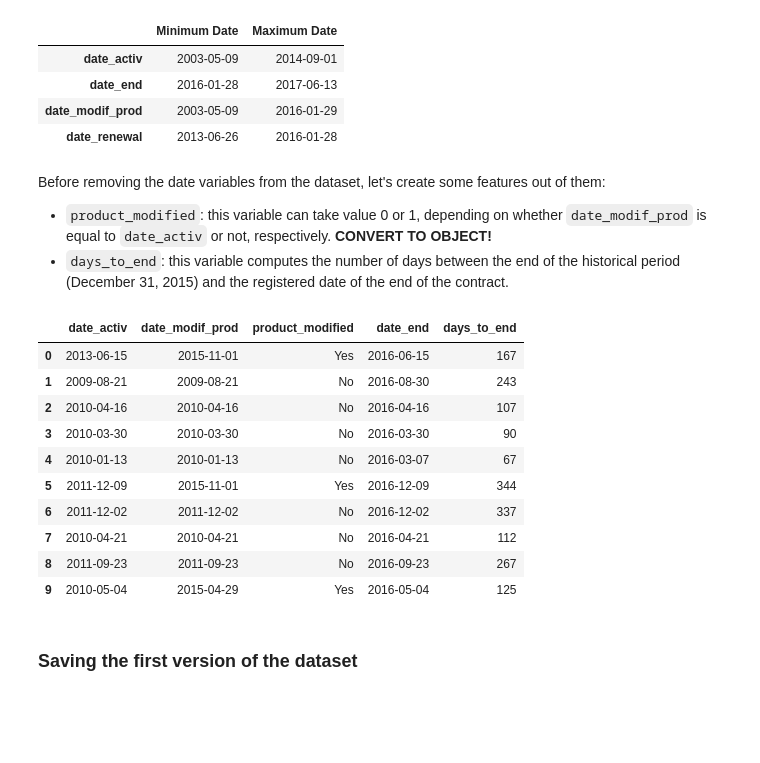
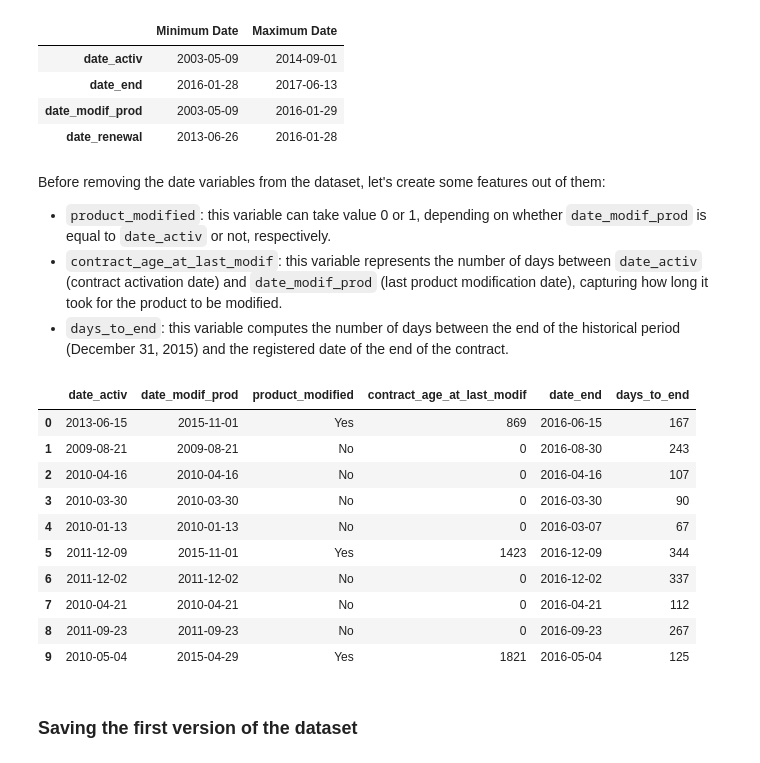
Before and after one commit to Mat-Gug/energy-churn-prediction, a Jupyter notebook: Churn Prediction - Part 2.ipynb, the cells around one changed output. Drawn from its saved outputs; the diff is of its cells as text; code cells hidden in the pictures; blank space fills up the shorter version.

```diff
--- a/Churn Prediction - Part 2.ipynb
+++ b/Churn Prediction - Part 2.ipynb
@@ -68,23 +123,24 @@ Furthermore, when creating price features from these variables, we will also inc
 # %%
-price_cols = [col for col in price_numeric_cols if col in price_df.columns]
 price_df = price_df.sort_values(by=['id', price_date_col])
 
 # Group by 'id'
-grouped_df = price_df[['id']+price_cols].groupby('id')
+grouped_df = price_df[['id']+price_numeric_cols.tolist()].groupby('id')
 
 # Compute statistics
 mean_df = grouped_df.mean()
+median_df = grouped_df.median()
 min_df = grouped_df.min()
 max_df = grouped_df.max()
 std_df = grouped_df.std()
 max_diff_df = grouped_df.agg(lambda x: max(x.iloc[i+1] - x.iloc[i] for i in range(len(x)-1)))
 
 # Rename columns for clarity
-mean_df.columns = [f"{col}_mean" for col in price_cols]
-min_df.columns = [f"{col}_min" for col in price_cols]
-max_df.columns = [f"{col}_max" for col in price_cols]
-std_df.columns = [f"{col}_std" for col in price_cols]
-max_diff_df.columns = [f"{col}_max_diff" for col in price_cols]
+mean_df.columns = [f"{col}_mean" for col in price_numeric_cols]
+median_df.columns = [f"{col}_median" for col in price_numeric_cols]
+min_df.columns = [f"{col}_min" for col in price_numeric_cols]
+max_df.columns = [f"{col}_max" for col in price_numeric_cols]
+std_df.columns = [f"{col}_std" for col in price_numeric_cols]
+max_diff_df.columns = [f"{col}_max_diff" for col in price_numeric_cols]
 
 # Join all DataFrames on 'id'
 price_summary_df = pd.concat([mean_df, min_df, max_df, std_df, max_diff_df], axis=1)
@@ -148,30 +206,34 @@ Date Summary Table:
 | date_renewal | 2013-06-26 | 2016-01-28 |
 # %% [markdown]
 Before removing the date variables from the dataset, let's create some features out of them:
-- `product_modified`: this variable can take value 0 or 1, depending on whether `date_modif_prod` is equal to `date_activ` or not, respectively. **CONVERT TO OBJECT!**
+- `product_modified`: this variable can take value 0 or 1, depending on whether `date_modif_prod` is equal to `date_activ` or not, respectively.
+- `contract_age_at_last_modif`: this variable represents the number of days between `date_activ` (contract activation date) and `date_modif_prod` (last product modification date), capturing how long it took for the product to be modified.
 - `days_to_end`: this variable computes the number of days between the end of the historical period (December 31, 2015) and the registered date of the end of the contract.
 # %%
 # Compute 'product_modified'
 merged_df.loc[:, 'product_modified'] = (merged_df['date_modif_prod'] > merged_df['date_activ']).astype(int).astype('object')
 merged_df.loc[:, 'product_modified'] = merged_df['product_modified'].map({0: 'No', 1: 'Yes'})
 
+# Compute 'contract_age_at_last_modif'
+merged_df.loc[:, 'contract_age_at_last_modif'] = (merged_df['date_modif_prod'] - merged_df['date_activ']).dt.days
+
 # Compute 'days_to_end'
 historical_end_date = pd.Timestamp('2015-12-31')
 merged_df.loc[:, 'days_to_end'] = (merged_df['date_end'] - historical_end_date).dt.days
 
-merged_df[['date_activ', 'date_modif_prod', 'product_modified', 'date_end', 'days_to_end']].head(10)
+merged_df[['date_activ', 'date_modif_prod', 'product_modified', 'contract_age_at_last_modif', 'date_end', 'days_to_end']].head(10)
 # %% [output]
-|  | date_activ | date_modif_prod | product_modified | date_end | days_to_end |
-| 0 | 2013-06-15 | 2015-11-01 | Yes | 2016-06-15 | 167 |
-| 1 | 2009-08-21 | 2009-08-21 | No | 2016-08-30 | 243 |
-| 2 | 2010-04-16 | 2010-04-16 | No | 2016-04-16 | 107 |
-| 3 | 2010-03-30 | 2010-03-30 | No | 2016-03-30 | 90 |
-| 4 | 2010-01-13 | 2010-01-13 | No | 2016-03-07 | 67 |
-| 5 | 2011-12-09 | 2015-11-01 | Yes | 2016-12-09 | 344 |
-| 6 | 2011-12-02 | 2011-12-02 | No | 2016-12-02 | 337 |
-| 7 | 2010-04-21 | 2010-04-21 | No | 2016-04-21 | 112 |
-| 8 | 2011-09-23 | 2011-09-23 | No | 2016-09-23 | 267 |
-| 9 | 2010-05-04 | 2015-04-29 | Yes | 2016-05-04 | 125 |
+|  | date_activ | date_modif_prod | product_modified | contract_age_at_last_modif | date_end | days_to_end |
+| 0 | 2013-06-15 | 2015-11-01 | Yes | 869 | 2016-06-15 | 167 |
+| 1 | 2009-08-21 | 2009-08-21 | No | 0 | 2016-08-30 | 243 |
+| 2 | 2010-04-16 | 2010-04-16 | No | 0 | 2016-04-16 | 107 |
+| 3 | 2010-03-30 | 2010-03-30 | No | 0 | 2016-03-30 | 90 |
+| 4 | 2010-01-13 | 2010-01-13 | No | 0 | 2016-03-07 | 67 |
+| 5 | 2011-12-09 | 2015-11-01 | Yes | 1423 | 2016-12-09 | 344 |
+| 6 | 2011-12-02 | 2011-12-02 | No | 0 | 2016-12-02 | 337 |
+| 7 | 2010-04-21 | 2010-04-21 | No | 0 | 2016-04-21 | 112 |
+| 8 | 2011-09-23 | 2011-09-23 | No | 0 | 2016-09-23 | 267 |
+| 9 | 2010-05-04 | 2015-04-29 | Yes | 1821 | 2016-05-04 | 125 |
 # %%
 merged_df.drop(datetime_cols, axis=1, inplace=True)
 # %% [markdown]
```
Also changed, not shown: parts of 51 cells of this notebook, 3 other files.
